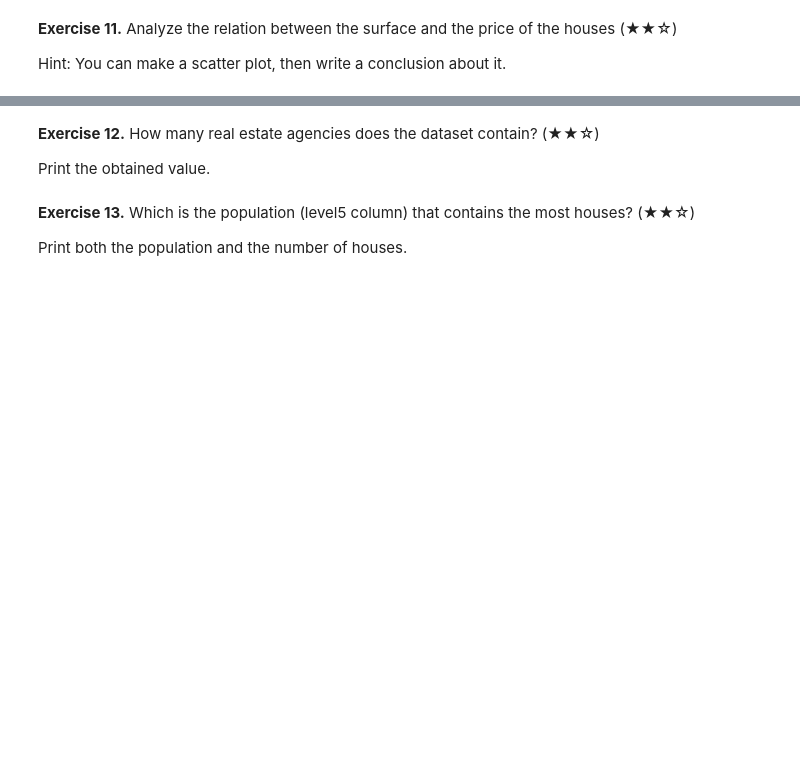
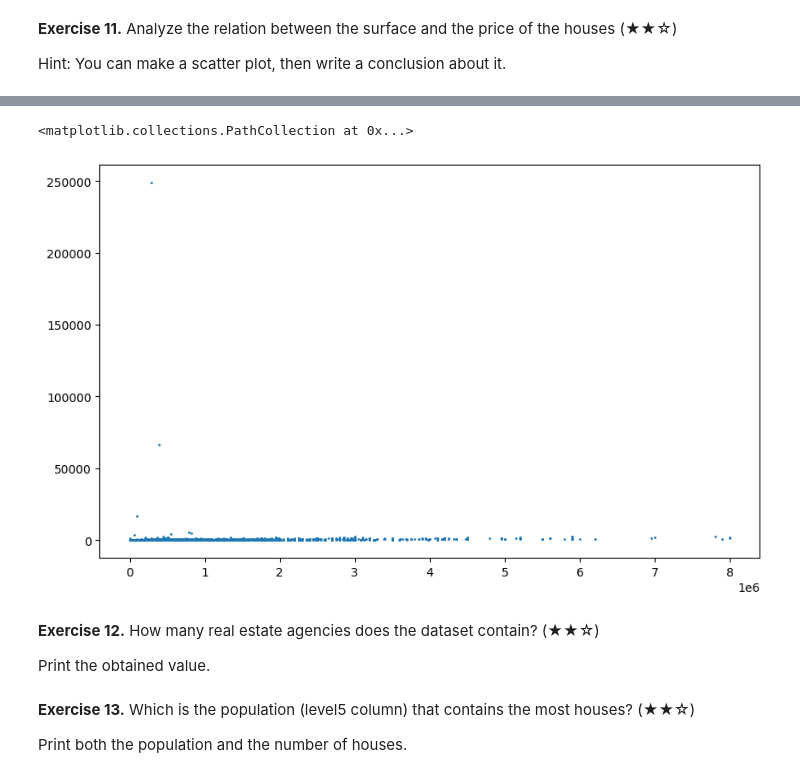
Before and after one commit to Caavlier/Proyect-RealState, a Jupyter notebook: Real_Estate_Clean_Up_Project_0.ipynb, the cells around one changed output, grey strips where cells are left out. Drawn from its saved outputs; the diff is of its cells as text; code cells hidden in the pictures; blank space fills up the shorter version.

```diff
--- a/Real_Estate_Clean_Up_Project_0.ipynb
+++ b/Real_Estate_Clean_Up_Project_0.ipynb
@@ -390,3 +440,10 @@ Population 'Valmorillo' has the SAME number of entries in 'surface' and 'price'.
+# %%
+# All populations scatter-plot
+plt.figure(figsize=(10,6))
+plt.scatter(df['price'],df['surface'], s=1)
+# %% [output]
+<matplotlib.collections.PathCollection at 0x...>
+[figure, added]
 # %% [markdown]
 **Exercise 12.** How many real estate agencies does the dataset contain? (★★☆)
 
```
Also changed, not shown: parts of 5 cells of this notebook.
